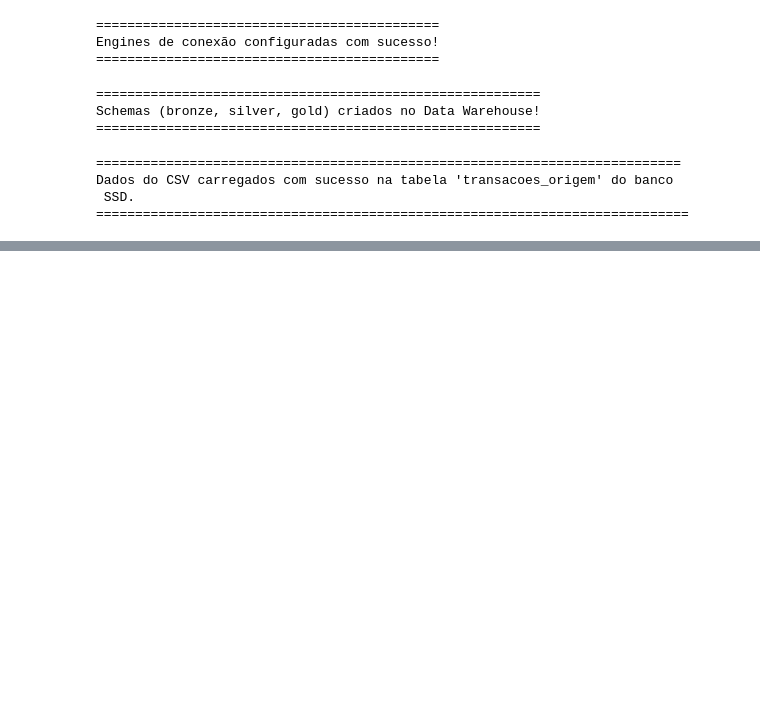
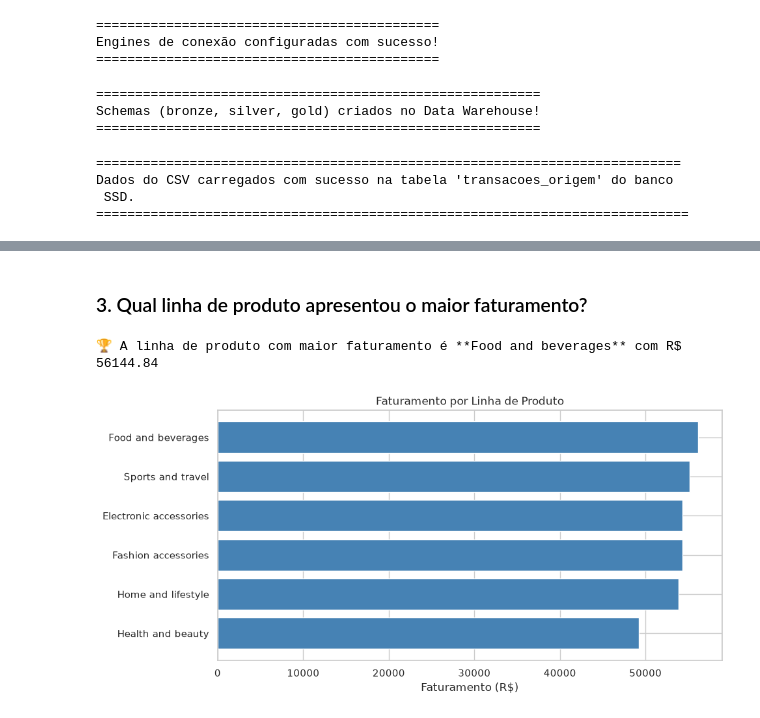
Before and after one commit to Fernandohb55/Projeto_avaliativo_modulo_1, a Jupyter notebook: projeto.ipynb, the cells around one changed output, grey strips where cells are left out. Cells and saved outputs as stored; diff of their text form; code cells hidden in the pictures; blank space fills up the shorter version.

```diff
--- a/projeto.ipynb
+++ b/projeto.ipynb
@@ -152,0 +628,26 @@ Dados movidos da origem para a camada Bronze (ssd_dw) com sucesso!
+# %% [markdown]
+### 3. Qual linha de produto apresentou o maior faturamento?
+# %%
+fat_linha = (
+    df_fato.groupby("linha_produto")["valor_total"]
+    .sum()
+    .reset_index()
+    .sort_values(by="valor_total", ascending=True)
+)
+linha_top = fat_linha.iloc[-1]
+
+print(
+    "🏆 A linha de produto com maior faturamento é"
+    f" **{linha_top['linha_produto']}** com R$ {linha_top['valor_total']:.2f}"
+)
+
+plt.figure(figsize=(10, 5))
+plt.barh(
+    fat_linha["linha_produto"], fat_linha["valor_total"], color="steelblue"
+)
+plt.title("Faturamento por Linha de Produto")
+plt.xlabel("Faturamento (R$)")
+plt.show()
+# %% [output]
+🏆 A linha de produto com maior faturamento é **Food and beverages** com R$ 56144.84
+[figure, added]
```
Also changed, not shown: parts of 27 cells of this notebook, 1 other file.
